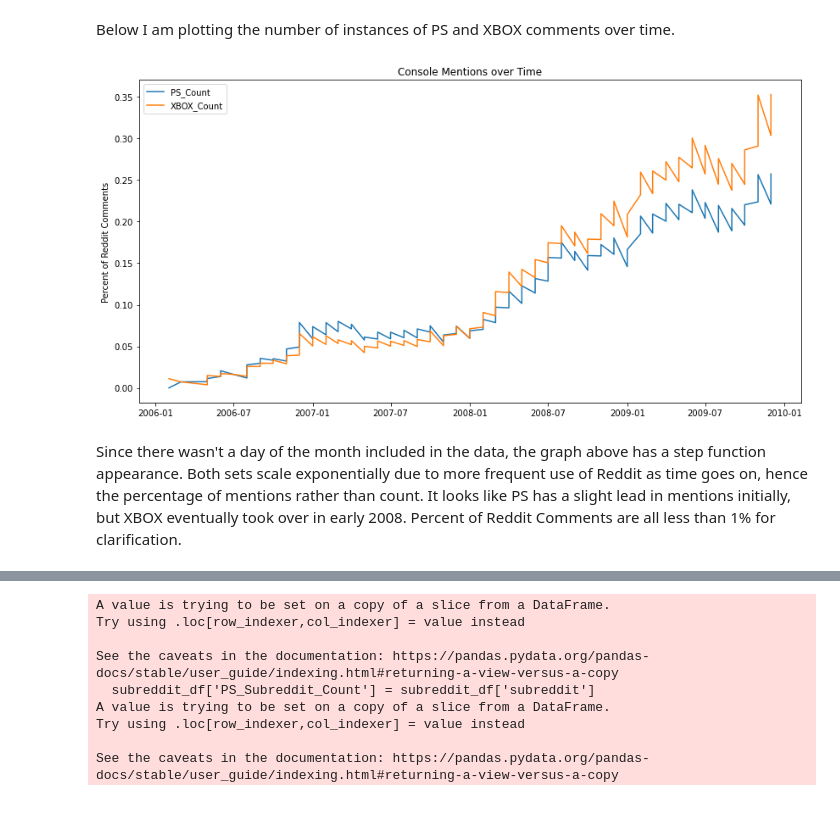
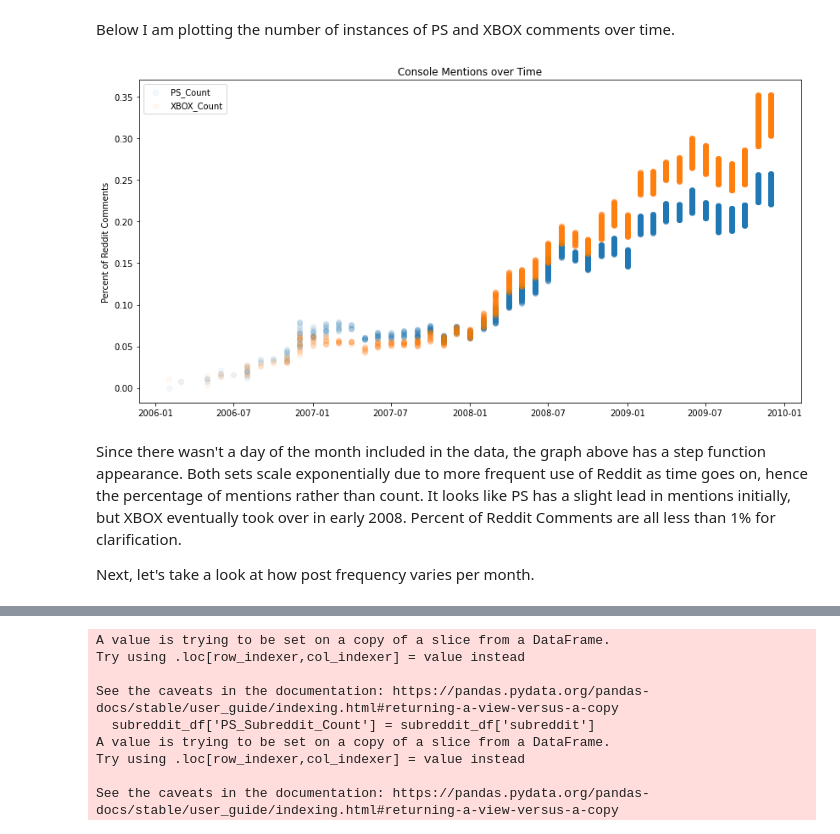
Before and after one commit to ryanlybbert/Capstone2, a Jupyter notebook: UnguidedCapstoneEDA.ipynb, the cells around one changed output, grey strips where cells are left out. Saved outputs shown, nothing was run; the diff lists cells and outputs as text; code cells hidden in the pictures.

```diff
--- a/UnguidedCapstoneEDA.ipynb
+++ b/UnguidedCapstoneEDA.ipynb
@@ -76,22 +146,21 @@ plt.show()
 # %% [markdown]
 Below I am plotting the number of instances of PS and XBOX comments over time.
 # %%
-df['date'] = df['month'].astype(str) + '/' + df['year'].astype(str)
-df['date'] = pd.to_datetime(df['date'])
-
 plt.figure(figsize=(14,7))
-plt.plot('date', 'PS_Count', data=df)
-plt.plot('date', 'XBOX_Count', data=df)
+plt.scatter('date', 'PS_Count', data=df, alpha=0.05)
+plt.scatter('date', 'XBOX_Count', data=df, alpha=0.05)
 
 plt.legend()
 plt.title('Console Mentions over Time')
 plt.ylabel('Percent of Reddit Comments')
 plt.show()
 # %% [output]
-[figure, old version]
+[figure, new version]
 # %% [markdown]
 Since there wasn't a day of the month included in the data, the graph above has a step function appearance.
 Both sets scale exponentially due to more frequent use of Reddit as time goes on,
 hence the percentage of mentions rather than count.
 It looks like PS has a slight lead in mentions initially, but XBOX eventually took over in early 2008.
 Percent of Reddit Comments are all less than 1% for clarification.
+
+Next, let's take a look at how post frequency varies per month.
```
Also changed, not shown: parts of 21 cells of this notebook.
